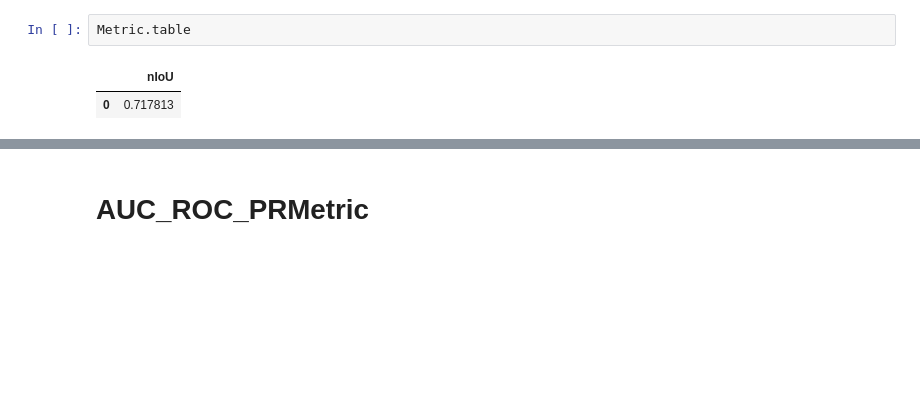
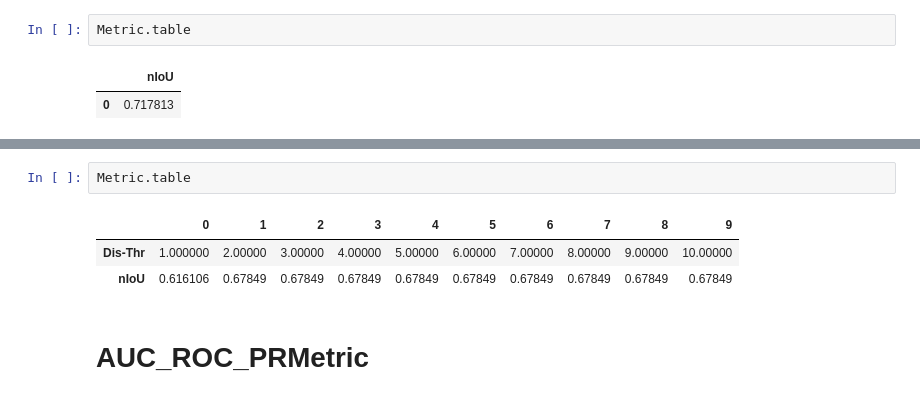
Before and after one commit to BinarySOS/BinarySOSMetrics, a Jupyter notebook: notebook/tutorials.ipynb, the cells around one changed output, grey strips where cells are left out. Cells and saved outputs as stored; diff of their text form; blank space fills up the shorter version.

```diff
--- a/notebook/tutorials.ipynb
+++ b/notebook/tutorials.ipynb
@@ -427,3 +519,9 @@ Metric.table
+# %%
+Metric.table
+# %% [output]
+|  | 0 | 1 | 2 | 3 | 4 | 5 | 6 | 7 | 8 | 9 |
+| Dis-Thr | 1.000000 | 2.00000 | 3.00000 | 4.00000 | 5.00000 | 6.00000 | 7.00000 | 8.00000 | 9.00000 | 10.00000 |
+| nIoU | 0.616106 | 0.67849 | 0.67849 | 0.67849 | 0.67849 | 0.67849 | 0.67849 | 0.67849 | 0.67849 | 0.67849 |
 # %% [markdown]
 # AUC_ROC_PRMetric
 # %%
```
Also changed, not shown: parts of 9 cells of this notebook, 4 other files.
